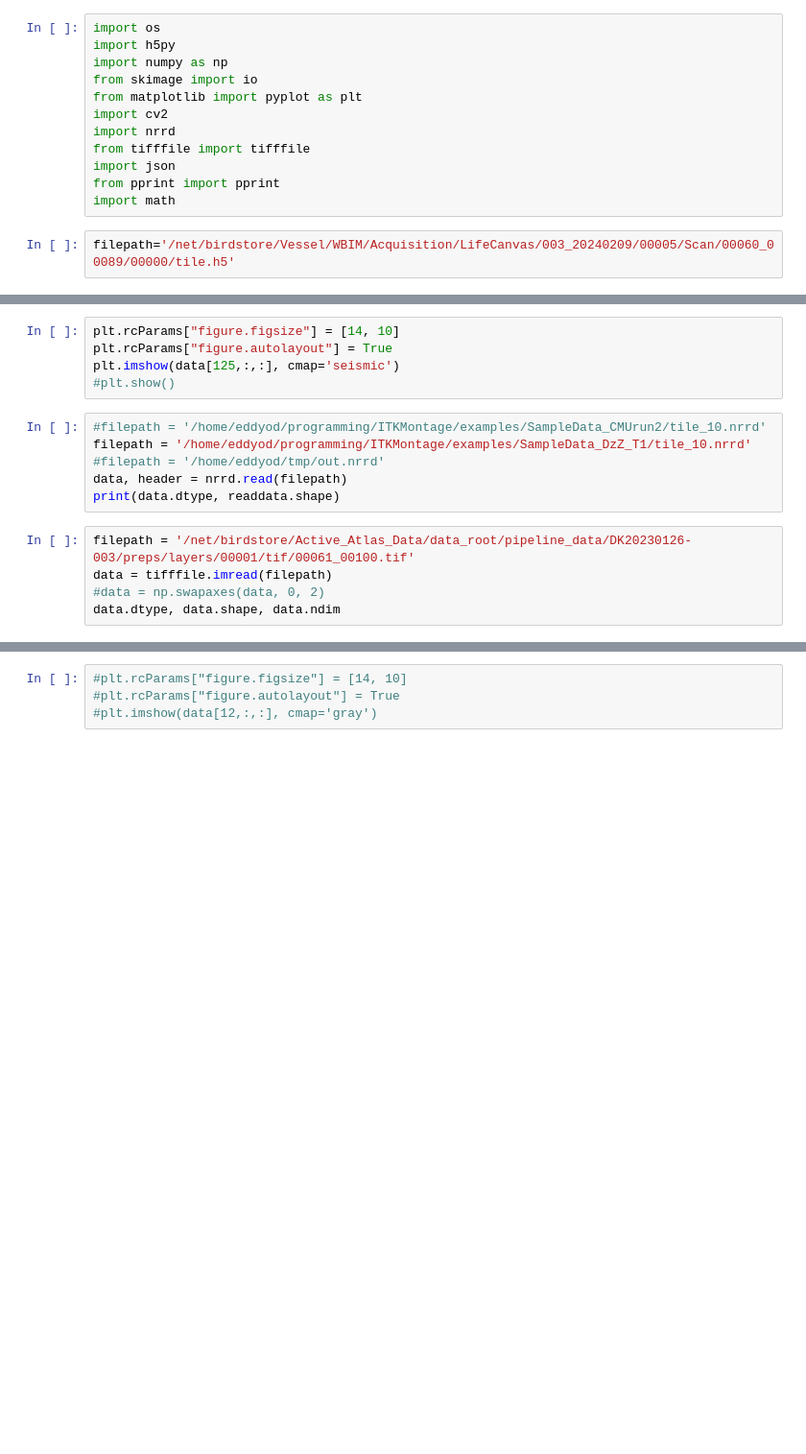
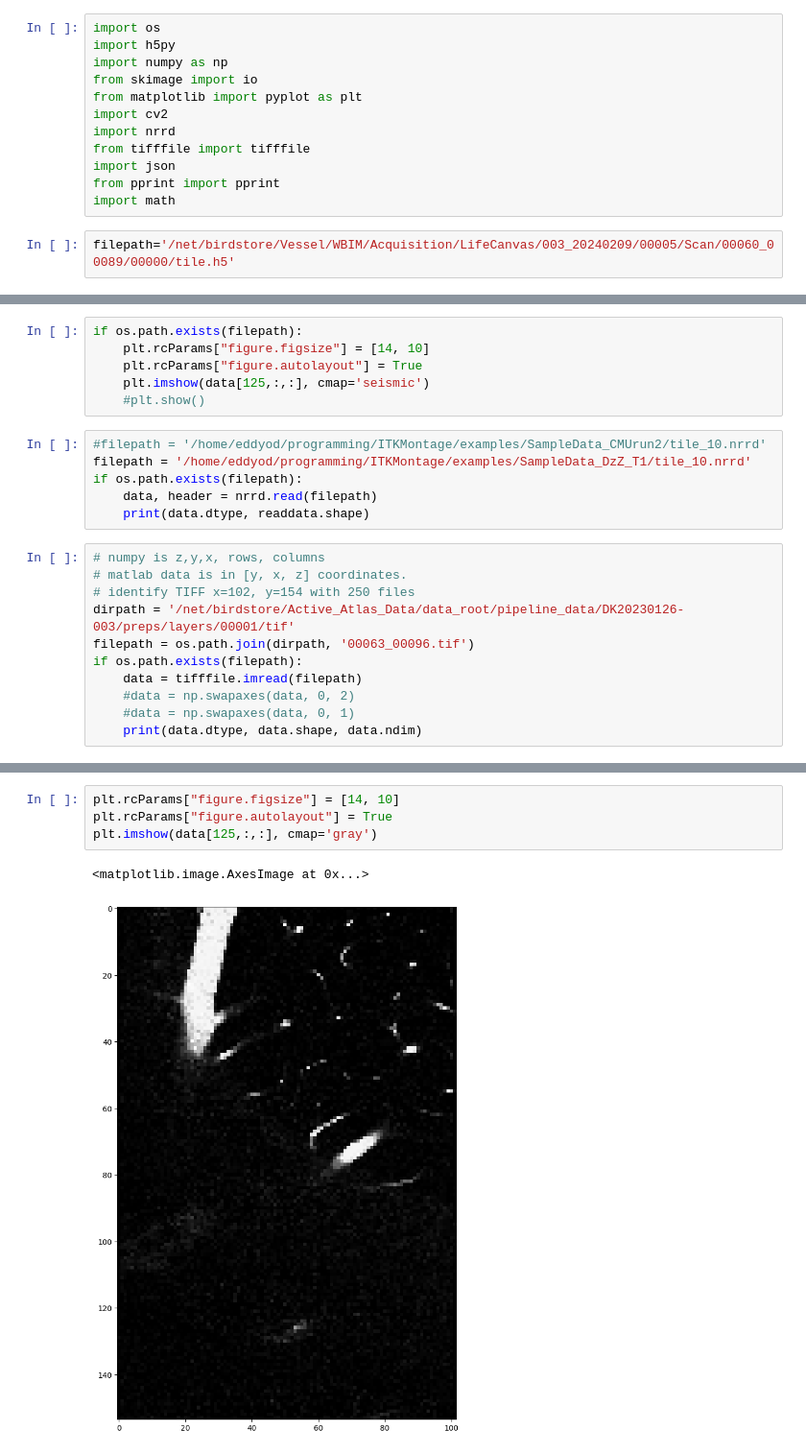
Before and after one commit to BrainSharer/pipeline, a Jupyter notebook: src/pipeline/notebooks/parse_lifecanvas.ipynb, the cells around one changed output, grey strips where cells are left out. Shown at 96% size. Cells and saved outputs as stored; diff of their text form; blank space fills up the shorter version.

```diff
--- a/src/pipeline/notebooks/parse_lifecanvas.ipynb
+++ b/src/pipeline/notebooks/parse_lifecanvas.ipynb
@@ -32,16 +30,23 @@ print(f'dtype={data.dtype} shape={data.shape}')
 # %%
-plt.rcParams["figure.figsize"] = [14, 10]
-plt.rcParams["figure.autolayout"] = True
-plt.imshow(data[125,:,:], cmap='seismic')
-#plt.show()
+if os.path.exists(filepath):
+    plt.rcParams["figure.figsize"] = [14, 10]
+    plt.rcParams["figure.autolayout"] = True
+    plt.imshow(data[125,:,:], cmap='seismic')
+    #plt.show()
 # %%
 #filepath = '/home/eddyod/programming/ITKMontage/examples/SampleData_CMUrun2/tile_10.nrrd'
 filepath = '/home/eddyod/programming/ITKMontage/examples/SampleData_DzZ_T1/tile_10.nrrd'
-#filepath = '/home/eddyod/tmp/out.nrrd'
-data, header = nrrd.read(filepath)
-print(data.dtype, readdata.shape)
+if os.path.exists(filepath):
+    data, header = nrrd.read(filepath)
+    print(data.dtype, readdata.shape)
 # %%
-filepath = '/net/birdstore/Active_Atlas_Data/data_root/pipeline_data/DK20230126-003/preps/layers/00001/tif/00061_00100.tif'
-data = tifffile.imread(filepath)
-#data = np.swapaxes(data, 0, 2)
-data.dtype, data.shape, data.ndim
+# numpy is z,y,x, rows, columns
+# matlab data is in [y, x, z] coordinates.
+# identify TIFF x=102, y=154 with 250 files
+dirpath = '/net/birdstore/Active_Atlas_Data/data_root/pipeline_data/DK20230126-003/preps/layers/00001/tif'
+filepath = os.path.join(dirpath, '00063_00096.tif')
+if os.path.exists(filepath):
+    data = tifffile.imread(filepath)
+    #data = np.swapaxes(data, 0, 2)
+    #data = np.swapaxes(data, 0, 1)
+    print(data.dtype, data.shape, data.ndim)
@@ -51,7 +59,10 @@ arr.dtype, arr.shape, arr.ndim
 # %%
-#plt.rcParams["figure.figsize"] = [14, 10]
-#plt.rcParams["figure.autolayout"] = True
-#plt.imshow(data[12,:,:], cmap='gray')
+plt.rcParams["figure.figsize"] = [14, 10]
+plt.rcParams["figure.autolayout"] = True
+plt.imshow(data[125,:,:], cmap='gray')
+# %% [output]
+<matplotlib.image.AxesImage at 0x...>
+[figure, added]
 # %%
 INPUT = '/net/birdstore/Active_Atlas_Data/data_root/pipeline_data/DK20230126-003/preps/layers/00001'
 infopath = os.path.join(INPUT, 'info')
```
Also changed, not shown: parts of 14 cells of this notebook, 5 other files.
